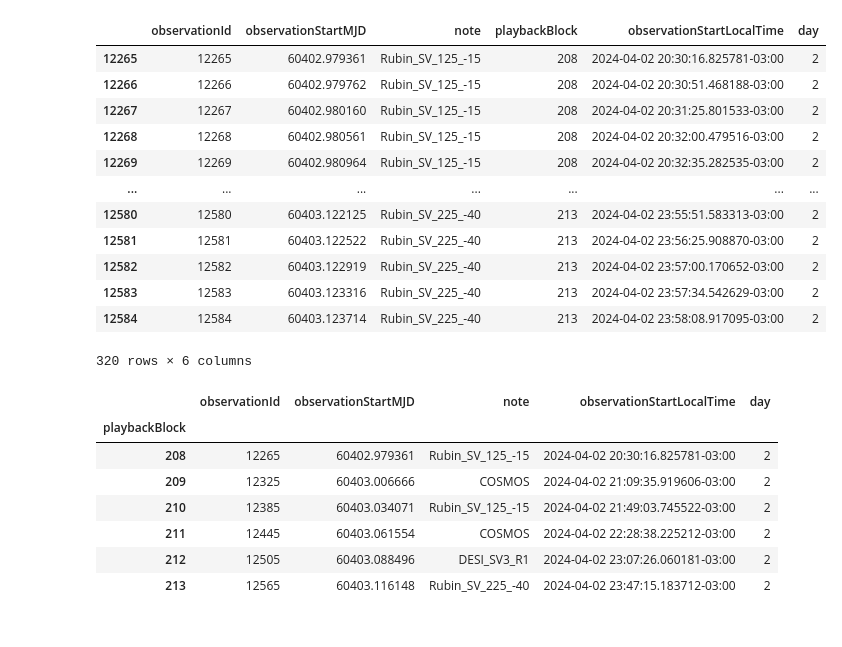
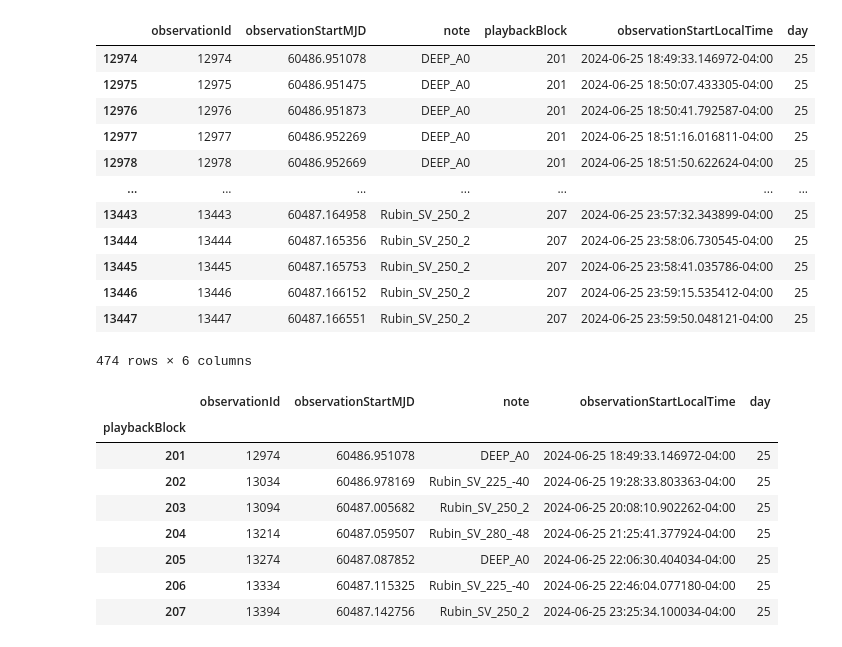
Before and after one commit to rhiannonlynne/ops_rehearsal_commissioning_2024, a Jupyter notebook: observing_blocks/Night Block Plan.ipynb, the cells around one changed output. Drawn from its saved outputs; the diff is of its cells as text; code cells hidden in the pictures.

```diff
--- a/observing_blocks/Night Block Plan.ipynb
+++ b/observing_blocks/Night Block Plan.ipynb
@@ -11,5 +15,6 @@ import matplotlib.pyplot as pyplot
 # %%
-engine = create_engine('sqlite:////sdf/data/rubin/shared/ops-rehearsal-3/scheduler_sims/ops_rehearsal_apr_2024_v3_playbackBlock.db')
+#engine = create_engine('sqlite:////sdf/data/rubin/shared/ops-rehearsal-3/scheduler_sims/ops_rehearsal_apr_2024_v3_playbackBlock.db')
+engine = create_engine('sqlite:////sdf/data/rubin/shared/ops-rehearsals/ops-rehearsal-4/scheduler_sims/ops_rehearsal_jun_2024_v4_playback_block.db')
 Observations = pd.read_sql_table('observations', engine)
 # %%
 from astropy.time import Time
@@ -19,8 +24,11 @@ print(Observations.columns)
 
 # Make a df with selected values.
 
+#visit_info = Observations[['observationId', 'observationStartMJD',
+#                           'note', 'playbackBlock']].query('playbackBlock >= 208 and playbackBlock < 258').copy()
+
 visit_info = Observations[['observationId', 'observationStartMJD',
-                           'note', 'playbackBlock']].query('playbackBlock >= 208 and playbackBlock < 258').copy()
+                           'note', 'playbackBlock']].query('playbackBlock >= 201 and playbackBlock < 252').copy()
 
 chile_time = timezone('America/Santiago')
 local_time = Time(visit_info['observationStartMJD'], format='mjd').to_datetime(timezone=chile_time)
@@ -59,37 +67,43 @@ Index(['observationId', 'fieldRA', 'fieldDec', 'observationStartMJD',
 # %%
 #Group the data frame by block and print how many are in each block.
 days = visit_info.groupby(['day'])
 
-tuesday = days.get_group((2,))
-wednesday = days.get_group((3,))
-thursday= days.get_group((4,))
-friday= days.get_group((5,))
+#tuesday = days.get_group((2,))
+#wednesday = days.get_group((3,))
+#thursday= days.get_group((4,))
+#friday= days.get_group((5,))
+
+tuesday = days.get_group((25,))
+wednesday = days.get_group((26,))
+thursday= days.get_group((27,))
+friday= days.get_group((28,))
 
 tuesday
 # %% [output]
 |  | observationId | observationStartMJD | note | playbackBlock | observationStartLocalTime | day |
-| 12265 | 12265 | 60402.979361 | Rubin_SV_125_-15 | 208 | 2024-04-02 20:30:16.825781-03:00 | 2 |
-| 12266 | 12266 | 60402.979762 | Rubin_SV_125_-15 | 208 | 2024-04-02 20:30:51.468188-03:00 | 2 |
-| 12267 | 12267 | 60402.980160 | Rubin_SV_125_-15 | 208 | 2024-04-02 20:31:25.801533-03:00 | 2 |
-| 12268 | 12268 | 60402.980561 | Rubin_SV_125_-15 | 208 | 2024-04-02 20:32:00.479516-03:00 | 2 |
-| 12269 | 12269 | 60402.980964 | Rubin_SV_125_-15 | 208 | 2024-04-02 20:32:35.282535-03:00 | 2 |
+| 12974 | 12974 | 60486.951078 | DEEP_A0 | 201 | 2024-06-25 18:49:33.146972-04:00 | 25 |
+| 12975 | 12975 | 60486.951475 | DEEP_A0 | 201 | 2024-06-25 18:50:07.433305-04:00 | 25 |
+| 12976 | 12976 | 60486.951873 | DEEP_A0 | 201 | 2024-06-25 18:50:41.792587-04:00 | 25 |
+| 12977 | 12977 | 60486.952269 | DEEP_A0 | 201 | 2024-06-25 18:51:16.016811-04:00 | 25 |
+| 12978 | 12978 | 60486.952669 | DEEP_A0 | 201 | 2024-06-25 18:51:50.622624-04:00 | 25 |
 | ... | ... | ... | ... | ... | ... | ... |
-| 12580 | 12580 | 60403.122125 | Rubin_SV_225_-40 | 213 | 2024-04-02 23:55:51.583313-03:00 | 2 |
-| 12581 | 12581 | 60403.122522 | Rubin_SV_225_-40 | 213 | 2024-04-02 23:56:25.908870-03:00 | 2 |
-| 12582 | 12582 | 60403.122919 | Rubin_SV_225_-40 | 213 | 2024-04-02 23:57:00.170652-03:00 | 2 |
-| 12583 | 12583 | 60403.123316 | Rubin_SV_225_-40 | 213 | 2024-04-02 23:57:34.542629-03:00 | 2 |
-| 12584 | 12584 | 60403.123714 | Rubin_SV_225_-40 | 213 | 2024-04-02 23:58:08.917095-03:00 | 2 |
+| 13443 | 13443 | 60487.164958 | Rubin_SV_250_2 | 207 | 2024-06-25 23:57:32.343899-04:00 | 25 |
+| 13444 | 13444 | 60487.165356 | Rubin_SV_250_2 | 207 | 2024-06-25 23:58:06.730545-04:00 | 25 |
+| 13445 | 13445 | 60487.165753 | Rubin_SV_250_2 | 207 | 2024-06-25 23:58:41.035786-04:00 | 25 |
+| 13446 | 13446 | 60487.166152 | Rubin_SV_250_2 | 207 | 2024-06-25 23:59:15.535412-04:00 | 25 |
+| 13447 | 13447 | 60487.166551 | Rubin_SV_250_2 | 207 | 2024-06-25 23:59:50.048121-04:00 | 25 |
-320 rows × 6 columns
+474 rows × 6 columns
 # %%
 tuesday.groupby(['playbackBlock']).first()
 # %% [output]
 |  | observationId | observationStartMJD | note | observationStartLocalTime | day |
 | playbackBlock |  |  |  |  |  |
-| 208 | 12265 | 60402.979361 | Rubin_SV_125_-15 | 2024-04-02 20:30:16.825781-03:00 | 2 |
-| 209 | 12325 | 60403.006666 | COSMOS | 2024-04-02 21:09:35.919606-03:00 | 2 |
-| 210 | 12385 | 60403.034071 | Rubin_SV_125_-15 | 2024-04-02 21:49:03.745522-03:00 | 2 |
-| 211 | 12445 | 60403.061554 | COSMOS | 2024-04-02 22:28:38.225212-03:00 | 2 |
-| 212 | 12505 | 60403.088496 | DESI_SV3_R1 | 2024-04-02 23:07:26.060181-03:00 | 2 |
-| 213 | 12565 | 60403.116148 | Rubin_SV_225_-40 | 2024-04-02 23:47:15.183712-03:00 | 2 |
+| 201 | 12974 | 60486.951078 | DEEP_A0 | 2024-06-25 18:49:33.146972-04:00 | 25 |
+| 202 | 13034 | 60486.978169 | Rubin_SV_225_-40 | 2024-06-25 19:28:33.803363-04:00 | 25 |
+| 203 | 13094 | 60487.005682 | Rubin_SV_250_2 | 2024-06-25 20:08:10.902262-04:00 | 25 |
+| 204 | 13214 | 60487.059507 | Rubin_SV_280_-48 | 2024-06-25 21:25:41.377924-04:00 | 25 |
+| 205 | 13274 | 60487.087852 | DEEP_A0 | 2024-06-25 22:06:30.404034-04:00 | 25 |
+| 206 | 13334 | 60487.115325 | Rubin_SV_225_-40 | 2024-06-25 22:46:04.077180-04:00 | 25 |
+| 207 | 13394 | 60487.142756 | Rubin_SV_250_2 | 2024-06-25 23:25:34.100034-04:00 | 25 |
 # %%
 wednesday.groupby(['playbackBlock']).first()
```
Also changed, not shown: parts of 6 cells of this notebook.
